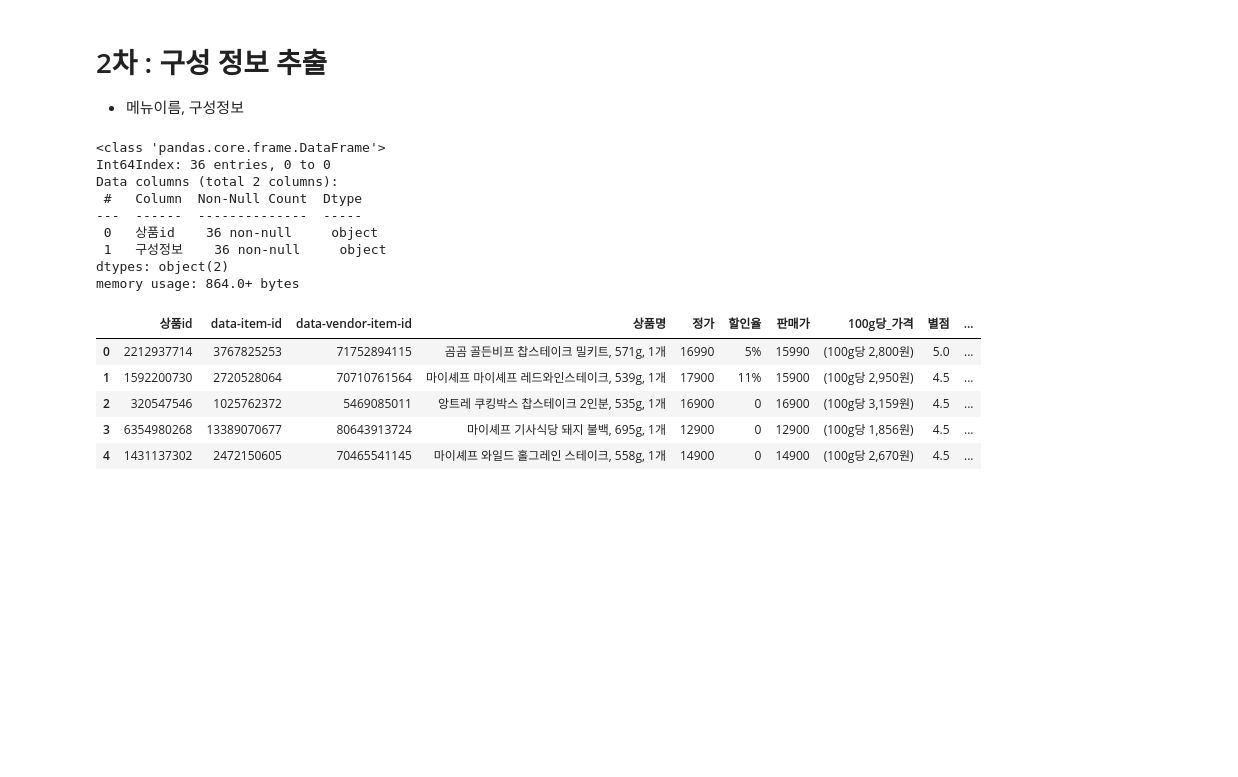
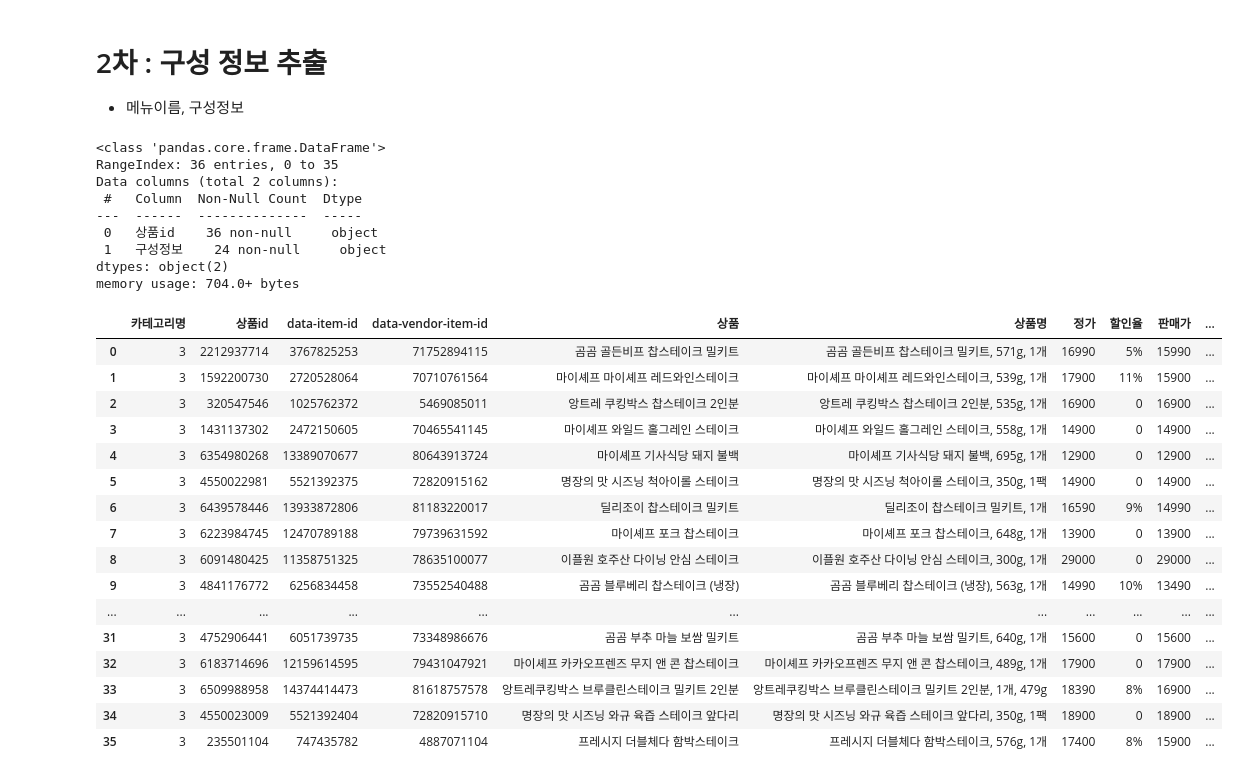
Before and after one commit to dajeong25/KDT_team4_FinalPJT, a Jupyter notebook: 01_웹크롤링/쿠팡크롤링.ipynb, the cells around one changed output. Cells and saved outputs as stored; diff of their text form; code cells hidden in the pictures; blank space fills up the shorter version.

```diff
--- a/01_웹크롤링/쿠팡크롤링.ipynb
+++ b/01_웹크롤링/쿠팡크롤링.ipynb
@@ -23,13 +27,4 @@ def get_coupang_item(URL, user_agt):
     res.raise_for_status()
     soup = BeautifulSoup(res.text, 'lxml')
     return soup
-# %%
-cg_url = 'https://www.coupang.com/np/categories/'
-categoryId = '502485'
-page = '1'
-
-URL = cg_url+categoryId+"?page="+page
-user_agt = "Mozilla/5.0 (Windows NT 10.0; Win64; x64) AppleWebKit/537.36 (KHTML, like Gecko) Chrome/108.0.0.0 Safari/537.36 Edg/108.0.1462.46"
-
-cg_soup = get_coupang_item(URL, user_agt)
 # %% [markdown]
@@ -146,32 +203,11 @@ coupang_items[['상품id','data-item-id','data-vendor-item-id']]
-# %%
-for productId, itemId, vendorItemId in coupang_items[['상품id','data-item-id','data-vendor-item-id']]:
-    URL = product_url+productId+'/items/'+itemsId+'/vendoritems/'+vendorItemId
-    pdt_soup = get_coupang_item(URL, user_agt)
-
-    all = pdt_soup.find('body').children
-    cnt = 0
-    for item in all:
-        info_of_organization = 'NaN'
-        s = item.text.strip()
-        if cnt == 2:
-            info_of_organization = s
-            cnt = 0
-
-        if cnt == 1:
-            cnt = 2
-
-        if '구성 정보' in s:
-            #print(s)
-            cnt = 1
-    data_item = pd.DataFrame({'상품':productId, '구성정보':info_of_organization})
 # %%
 data_items = pd.DataFrame(columns=['상품id', '구성정보'])
 
 for idx in range(len(coupang_items)):
     product_url = 'https://www.coupang.com/vp/products/'
-    productId = coupang_items.iloc[idx, 0] #data-product-id
-    itemsId = coupang_items.iloc[idx, 1]  #data-item-id
-    vendorItemId = coupang_items.iloc[idx, 2] #data-vendor-item-id
+    productId = coupang_items.loc[idx, '상품id'] #data-product-id
+    itemsId = coupang_items.loc[idx, 'data-item-id']  #data-item-id
+    vendorItemId = coupang_items.loc[idx, 'data-vendor-item-id'] #data-vendor-item-id
     URL = product_url+str(productId)+'/items/'+str(itemsId)+'/vendoritems/'+str(vendorItemId)
 
     pdt_soup = get_coupang_item(URL, user_agt)
@@ -191,27 +227,38 @@ for idx in range(len(coupang_items)):
             #print(s)
             cnt = 1
     if not cnt==3:
-        info_of_organization = 'NaN'
+        info_of_organization = np.NaN
     data_item = pd.DataFrame({'상품id':productId, '구성정보':info_of_organization}, index=[0])
-    data_items = pd.concat([data_items, data_item])
+    data_items = pd.concat([data_items, data_item], ignore_index=True)
 data_items.info()
 # %% [output]
 <class 'pandas.core.frame.DataFrame'>
-Int64Index: 36 entries, 0 to 0
+RangeIndex: 36 entries, 0 to 35
 Data columns (total 2 columns):
  #   Column  Non-Null Count  Dtype
 ---  ------  --------------  -----
  0   상품id    36 non-null     object
- 1   구성정보    36 non-null     object
+ 1   구성정보    24 non-null     object
 dtypes: object(2)
-memory usage: 864.0+ bytes
+memory usage: 704.0+ bytes
 # %%
 new_coupang_df = pd.merge(coupang_items, data_items)
-new_coupang_df.head()
+new_coupang_df
 # %% [output]
-|  | 상품id | data-item-id | data-vendor-item-id | 상품명 | 정가 | 할인율 | 판매가 | 100g당_가격 | 별점 | ... |
-| 0 | 2212937714 | 3767825253 | 71752894115 | 곰곰 골든비프 찹스테이크 밀키트, 571g, 1개 | 16990 | 5% | 15990 | (100g당 2,800원) | 5.0 | ... |
-| 1 | 1592200730 | 2720528064 | 70710761564 | 마이셰프 마이셰프 레드와인스테이크, 539g, 1개 | 17900 | 11% | 15900 | (100g당 2,950원) | 4.5 | ... |
-| 2 | 320547546 | 1025762372 | 5469085011 | 앙트레 쿠킹박스 찹스테이크 2인분, 535g, 1개 | 16900 | 0 | 16900 | (100g당 3,159원) | 4.5 | ... |
-| 3 | 6354980268 | 13389070677 | 80643913724 | 마이셰프 기사식당 돼지 불백, 695g, 1개 | 12900 | 0 | 12900 | (100g당 1,856원) | 4.5 | ... |
-| 4 | 1431137302 | 2472150605 | 70465541145 | 마이셰프 와일드 홀그레인 스테이크, 558g, 1개 | 14900 | 0 | 14900 | (100g당 2,670원) | 4.5 | ... |
+|  | 카테고리명 | 상품id | data-item-id | data-vendor-item-id | 상품 | 상품명 | 정가 | 할인율 | 판매가 | ... |
+| 0 | 3 | 2212937714 | 3767825253 | 71752894115 | 곰곰 골든비프 찹스테이크 밀키트 | 곰곰 골든비프 찹스테이크 밀키트, 571g, 1개 | 16990 | 5% | 15990 | ... |
+| 1 | 3 | 1592200730 | 2720528064 | 70710761564 | 마이셰프 마이셰프 레드와인스테이크 | 마이셰프 마이셰프 레드와인스테이크, 539g, 1개 | 17900 | 11% | 15900 | ... |
+| 2 | 3 | 320547546 | 1025762372 | 5469085011 | 앙트레 쿠킹박스 찹스테이크 2인분 | 앙트레 쿠킹박스 찹스테이크 2인분, 535g, 1개 | 16900 | 0 | 16900 | ... |
+| 3 | 3 | 1431137302 | 2472150605 | 70465541145 | 마이셰프 와일드 홀그레인 스테이크 | 마이셰프 와일드 홀그레인 스테이크, 558g, 1개 | 14900 | 0 | 14900 | ... |
+| 4 | 3 | 6354980268 | 13389070677 | 80643913724 | 마이셰프 기사식당 돼지 불백 | 마이셰프 기사식당 돼지 불백, 695g, 1개 | 12900 | 0 | 12900 | ... |
+| 5 | 3 | 4550022981 | 5521392375 | 72820915162 | 명장의 맛 시즈닝 척아이롤 스테이크 | 명장의 맛 시즈닝 척아이롤 스테이크, 350g, 1팩 | 14900 | 0 | 14900 | ... |
+| 6 | 3 | 6439578446 | 13933872806 | 81183220017 | 딜리조이 찹스테이크 밀키트 | 딜리조이 찹스테이크 밀키트, 1개 | 16590 | 9% | 14990 | ... |
+| 7 | 3 | 6223984745 | 12470789188 | 79739631592 | 마이셰프 포크 찹스테이크 | 마이셰프 포크 찹스테이크, 648g, 1개 | 13900 | 0 | 13900 | ... |
+| 8 | 3 | 6091480425 | 11358751325 | 78635100077 | 이플원 호주산 다이닝 안심 스테이크 | 이플원 호주산 다이닝 안심 스테이크, 300g, 1개 | 29000 | 0 | 29000 | ... |
+| 9 | 3 | 4841176772 | 6256834458 | 73552540488 | 곰곰 블루베리 찹스테이크 (냉장) | 곰곰 블루베리 찹스테이크 (냉장), 563g, 1개 | 14990 | 10% | 13490 | ... |
+| ... | ... | ... | ... | ... | ... | ... | ... | ... | ... | ... |
+| 31 | 3 | 4752906441 | 6051739735 | 73348986676 | 곰곰 부추 마늘 보쌈 밀키트 | 곰곰 부추 마늘 보쌈 밀키트, 640g, 1개 | 15600 | 0 | 15600 | ... |
+| 32 | 3 | 6183714696 | 12159614595 | 79431047921 | 마이셰프 카카오프렌즈 무지 앤 콘 찹스테이크 | 마이셰프 카카오프렌즈 무지 앤 콘 찹스테이크, 489g, 1개 | 17900 | 0 | 17900 | ... |
+| 33 | 3 | 6509988958 | 14374414473 | 81618757578 | 앙트레쿠킹박스 브루클린스테이크 밀키트 2인분 | 앙트레쿠킹박스 브루클린스테이크 밀키트 2인분, 1개, 479g | 18390 | 8% | 16900 | ... |
+| 34 | 3 | 4550023009 | 5521392404 | 72820915710 | 명장의 맛 시즈닝 와규 육즙 스테이크 앞다리 | 명장의 맛 시즈닝 와규 육즙 스테이크 앞다리, 350g, 1팩 | 18900 | 0 | 18900 | ... |
+| 35 | 3 | 235501104 | 747435782 | 4887071104 | 프레시지 더블체다 함박스테이크 | 프레시지 더블체다 함박스테이크, 576g, 1개 | 17400 | 8% | 15900 | ... |
```
Also changed, not shown: parts of 17 cells of this notebook.
